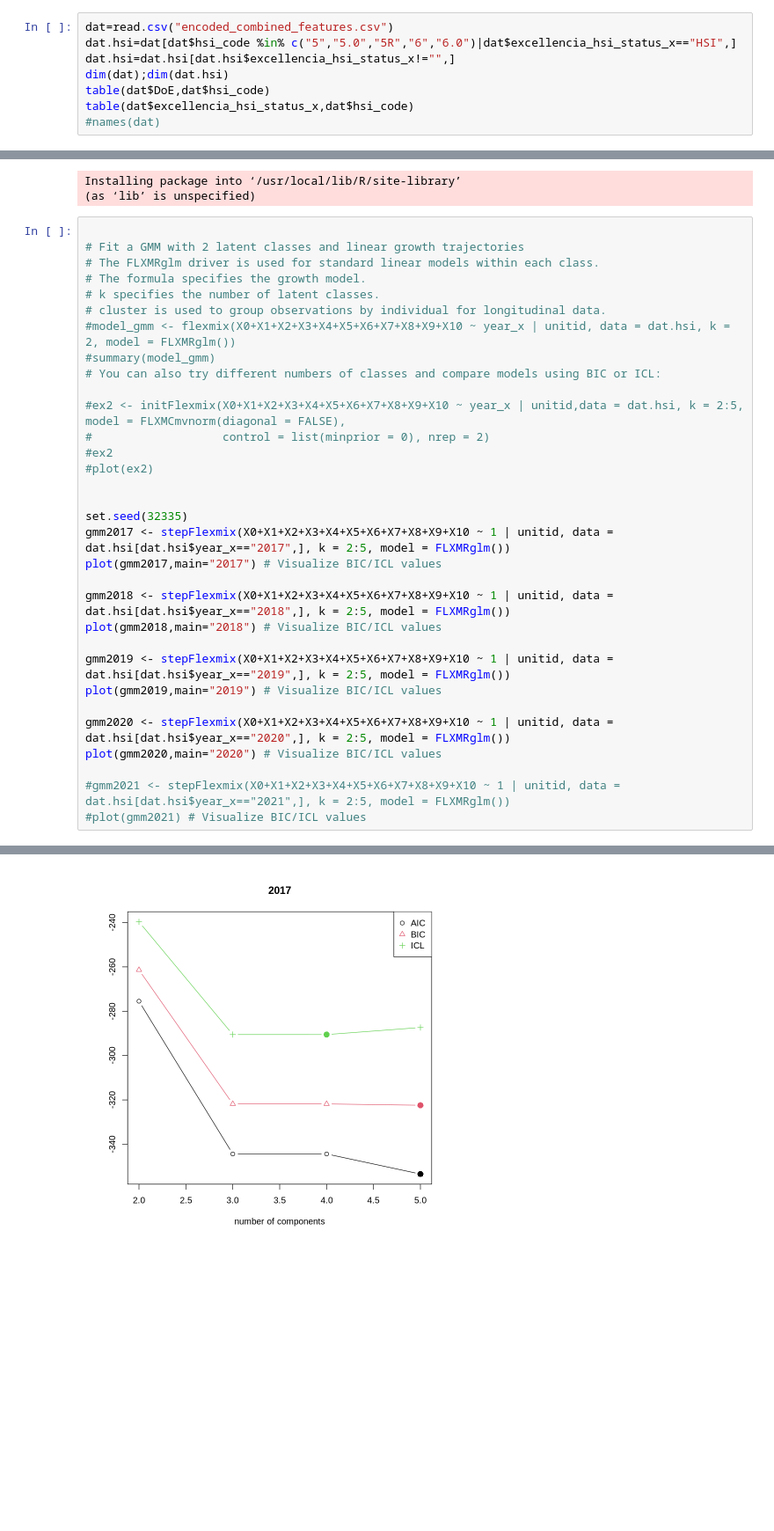
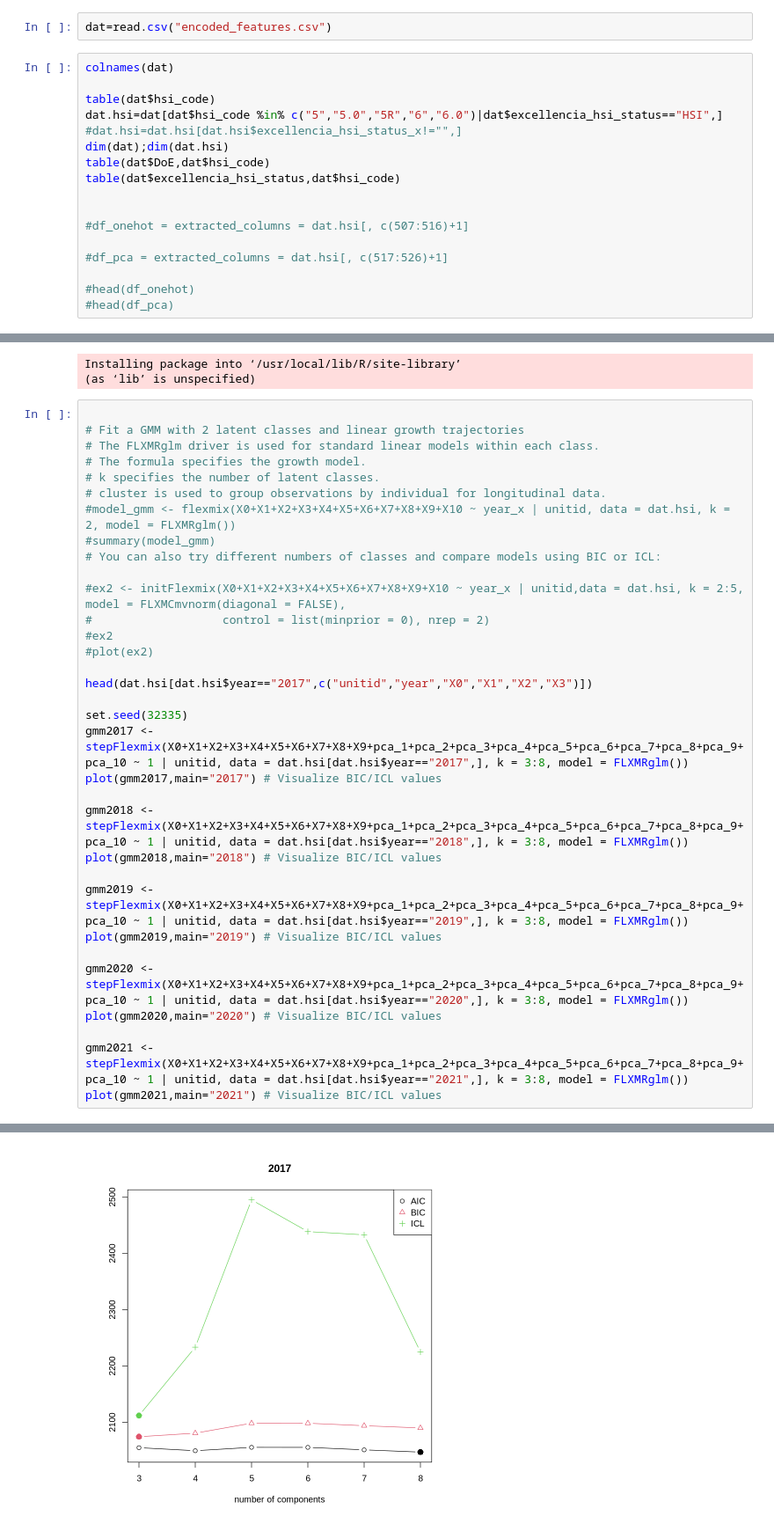
Before and after one commit to awagler2/NODE, a Jupyter notebook: GMM_again.ipynb, the cells around one changed output, grey strips where cells are left out. Shown at 88% size. Cells and saved outputs as stored; diff of their text form; blank space fills up the shorter version.

```diff
--- a/GMM_again.ipynb
+++ b/GMM_again.ipynb
@@ -1,11 +1,22 @@
 # %% [markdown]
 <a href="https://colab.research.google.com/github/awagler2/NODE/blob/main/GMM_again.ipynb" target="_parent"><img src="https://colab.research.google.com/assets/colab-badge.svg" alt="Open In Colab"/></a>
+# %%
+dat=read.csv("encoded_features.csv")
 # %%
-dat=read.csv("encoded_combined_features.csv")
-dat.hsi=dat[dat$hsi_code %in% c("5","5.0","5R","6","6.0")|dat$excellencia_hsi_status_x=="HSI",]
-dat.hsi=dat.hsi[dat.hsi$excellencia_hsi_status_x!="",]
+colnames(dat)
+
+table(dat$hsi_code)
+dat.hsi=dat[dat$hsi_code %in% c("5","5.0","5R","6","6.0")|dat$excellencia_hsi_status=="HSI",]
+#dat.hsi=dat.hsi[dat.hsi$excellencia_hsi_status_x!="",]
 dim(dat);dim(dat.hsi)
 table(dat$DoE,dat$hsi_code)
-table(dat$excellencia_hsi_status_x,dat$hsi_code)
-#names(dat)
+table(dat$excellencia_hsi_status,dat$hsi_code)
+
+
+#df_onehot = extracted_columns = dat.hsi[, c(507:516)+1]
+
+#df_pca = extracted_columns = dat.hsi[, c(517:526)+1]
+
+#head(df_onehot)
+#head(df_pca)
 # %% [output]
@@ -73,20 +123,21 @@ Installing package into ‘/usr/local/lib/R/site-library’
 #ex2
 #plot(ex2)
 
+head(dat.hsi[dat.hsi$year=="2017",c("unitid","year","X0","X1","X2","X3")])
 
 set.seed(32335)
-gmm2017 <- stepFlexmix(X0+X1+X2+X3+X4+X5+X6+X7+X8+X9+X10 ~ 1 | unitid, data = dat.hsi[dat.hsi$year_x=="2017",], k = 2:5, model = FLXMRglm())
+gmm2017 <- stepFlexmix(X0+X1+X2+X3+X4+X5+X6+X7+X8+X9+pca_1+pca_2+pca_3+pca_4+pca_5+pca_6+pca_7+pca_8+pca_9+pca_10 ~ 1 | unitid, data = dat.hsi[dat.hsi$year=="2017",], k = 3:8, model = FLXMRglm())
 plot(gmm2017,main="2017") # Visualize BIC/ICL values
 
-gmm2018 <- stepFlexmix(X0+X1+X2+X3+X4+X5+X6+X7+X8+X9+X10 ~ 1 | unitid, data = dat.hsi[dat.hsi$year_x=="2018",], k = 2:5, model = FLXMRglm())
+gmm2018 <- stepFlexmix(X0+X1+X2+X3+X4+X5+X6+X7+X8+X9+pca_1+pca_2+pca_3+pca_4+pca_5+pca_6+pca_7+pca_8+pca_9+pca_10 ~ 1 | unitid, data = dat.hsi[dat.hsi$year=="2018",], k = 3:8, model = FLXMRglm())
 plot(gmm2018,main="2018") # Visualize BIC/ICL values
 
-gmm2019 <- stepFlexmix(X0+X1+X2+X3+X4+X5+X6+X7+X8+X9+X10 ~ 1 | unitid, data = dat.hsi[dat.hsi$year_x=="2019",], k = 2:5, model = FLXMRglm())
+gmm2019 <- stepFlexmix(X0+X1+X2+X3+X4+X5+X6+X7+X8+X9+pca_1+pca_2+pca_3+pca_4+pca_5+pca_6+pca_7+pca_8+pca_9+pca_10 ~ 1 | unitid, data = dat.hsi[dat.hsi$year=="2019",], k = 3:8, model = FLXMRglm())
 plot(gmm2019,main="2019") # Visualize BIC/ICL values
 
-gmm2020 <- stepFlexmix(X0+X1+X2+X3+X4+X5+X6+X7+X8+X9+X10 ~ 1 | unitid, data = dat.hsi[dat.hsi$year_x=="2020",], k = 2:5, model = FLXMRglm())
+gmm2020 <- stepFlexmix(X0+X1+X2+X3+X4+X5+X6+X7+X8+X9+pca_1+pca_2+pca_3+pca_4+pca_5+pca_6+pca_7+pca_8+pca_9+pca_10 ~ 1 | unitid, data = dat.hsi[dat.hsi$year=="2020",], k = 3:8, model = FLXMRglm())
 plot(gmm2020,main="2020") # Visualize BIC/ICL values
 
-#gmm2021 <- stepFlexmix(X0+X1+X2+X3+X4+X5+X6+X7+X8+X9+X10 ~ 1 | unitid, data = dat.hsi[dat.hsi$year_x=="2021",], k = 2:5, model = FLXMRglm())
-#plot(gmm2021) # Visualize BIC/ICL values
+gmm2021 <- stepFlexmix(X0+X1+X2+X3+X4+X5+X6+X7+X8+X9+pca_1+pca_2+pca_3+pca_4+pca_5+pca_6+pca_7+pca_8+pca_9+pca_10 ~ 1 | unitid, data = dat.hsi[dat.hsi$year=="2021",], k = 3:8, model = FLXMRglm())
+plot(gmm2021,main="2021") # Visualize BIC/ICL values
 # %% [output]
@@ -101 +165 @@ plot(gmm2020,main="2020") # Visualize BIC/ICL values
-[figure, old version]
+[figure, new version]
```
Also changed, not shown: parts of 13 cells of this notebook.
